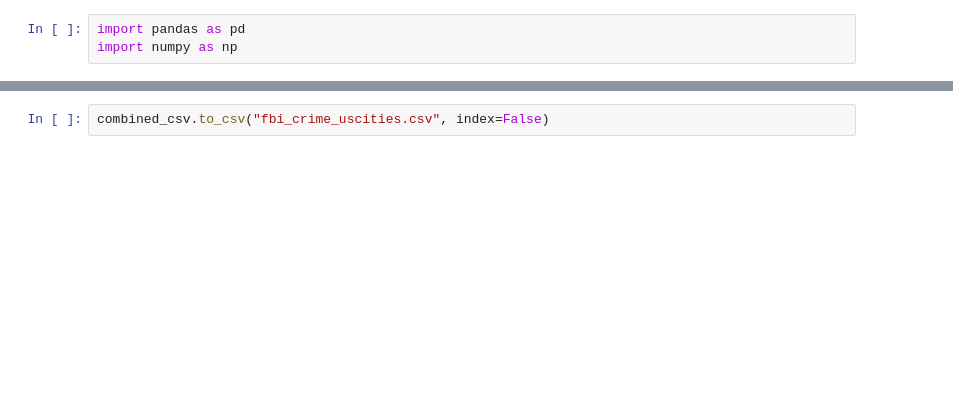
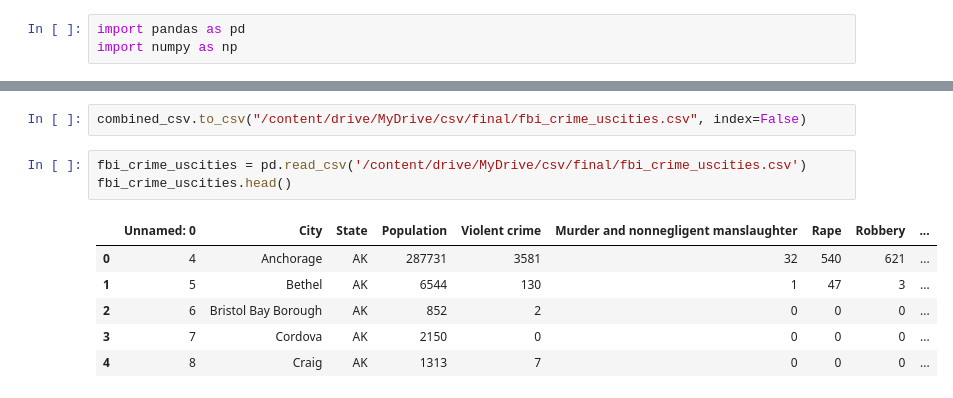
Before and after one commit to BloomTech-Labs/PT17_cityspire-d-ds, a Jupyter notebook: notebooks/crime_data/fbi_crime_us.ipynb, the cells around one changed output, grey strips where cells are left out. Drawn from its saved outputs; the diff is of its cells as text; blank space fills up the shorter version.

```diff
--- a/notebooks/crime_data/fbi_crime_us.ipynb
+++ b/notebooks/crime_data/fbi_crime_us.ipynb
@@ -55,2 +107,12 @@ combined_csv.head()
 # %%
-combined_csv.to_csv("fbi_crime_uscities.csv", index=False)
+combined_csv.to_csv("/content/drive/MyDrive/csv/final/fbi_crime_uscities.csv", index=False)
+# %%
+fbi_crime_uscities = pd.read_csv('/content/drive/MyDrive/csv/final/fbi_crime_uscities.csv')
+fbi_crime_uscities.head()
+# %% [output]
+|  | Unnamed: 0 | City | State | Population | Violent crime | Murder and nonnegligent manslaughter | Rape | Robbery | ... |
+| 0 | 4 | Anchorage | AK | 287731 | 3581 | 32 | 540 | 621 | ... |
+| 1 | 5 | Bethel | AK | 6544 | 130 | 1 | 47 | 3 | ... |
+| 2 | 6 | Bristol Bay Borough | AK | 852 | 2 | 0 | 0 | 0 | ... |
+| 3 | 7 | Cordova | AK | 2150 | 0 | 0 | 0 | 0 | ... |
+| 4 | 8 | Craig | AK | 1313 | 7 | 0 | 0 | 0 | ... |
```
Also changed, not shown: parts of 24 cells of this notebook, 2 other files.
